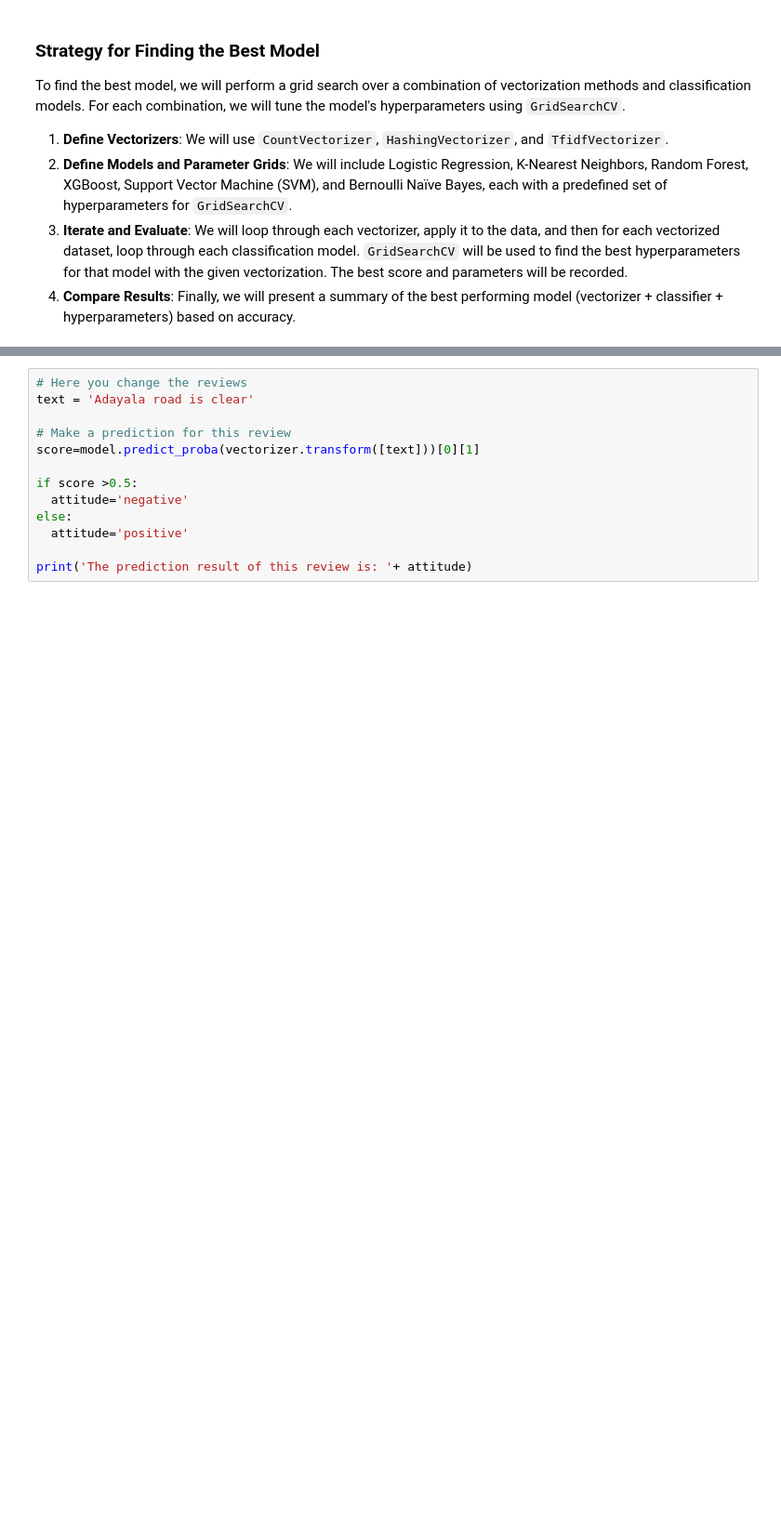
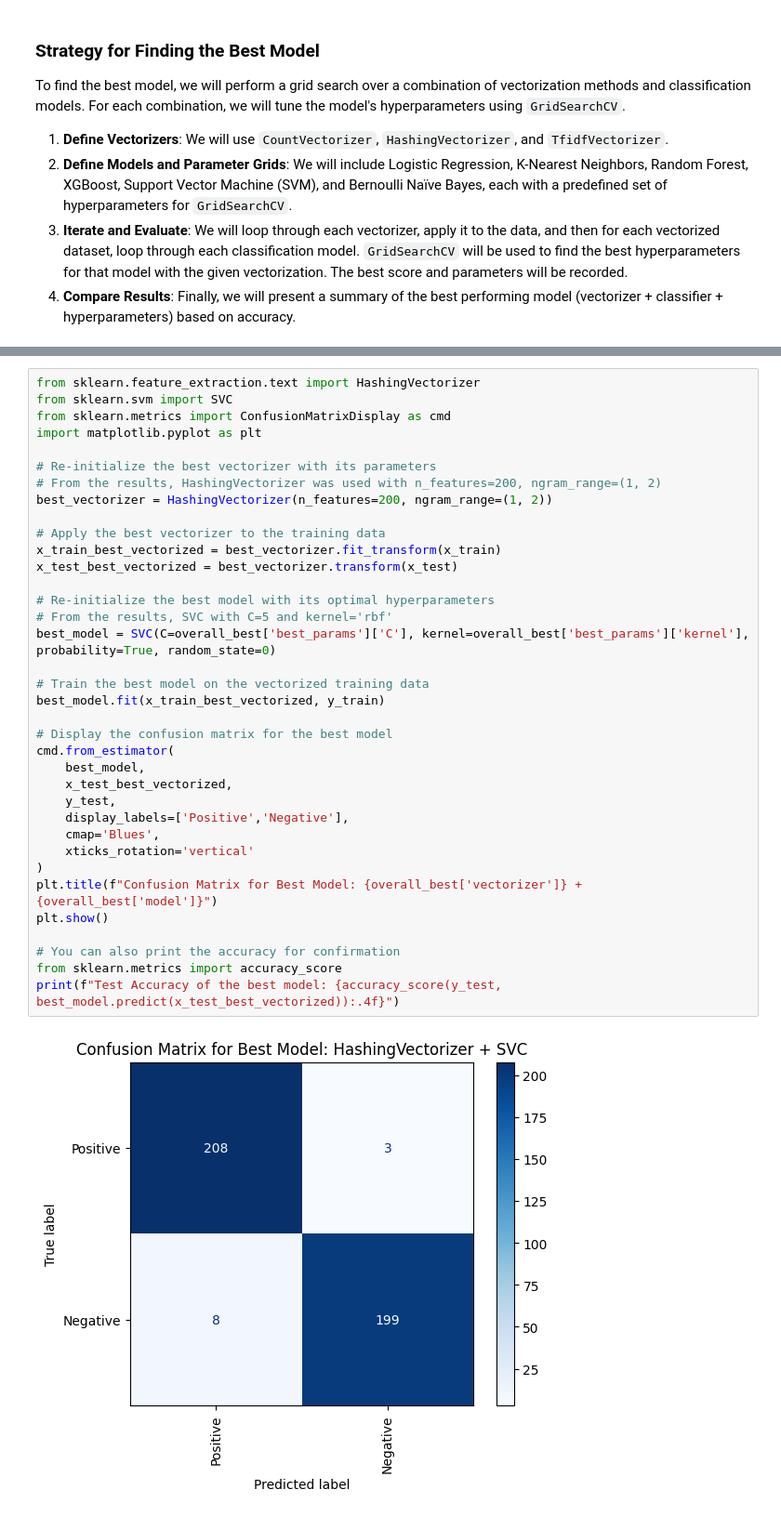
Before and after one commit to martinroth25/ai_transportation_course, a Jupyter notebook: Exercise_4_Text_classification/Exercise_4_Text_classification.ipynb, the cells around one changed output, grey strips where cells are left out. Shown at 93% size. Drawn from its saved outputs; the diff is of its cells as text; blank space fills up the shorter version.

```diff
--- a/Exercise_4_Text_classification/Exercise_4_Text_classification.ipynb
+++ b/Exercise_4_Text_classification/Exercise_4_Text_classification.ipynb
@@ -1157,13 +1120,38 @@ Test Accuracy: 0.9785
-# %%
-# Here you change the reviews
-text = 'Adayala road is clear'
-
-# Make a prediction for this review
-score=model.predict_proba(vectorizer.transform([text]))[0][1]
-
-if score >0.5:
-  attitude='negative'
-else:
-  attitude='positive'
-
-print('The prediction result of this review is: '+ attitude)
+# %%
+from sklearn.feature_extraction.text import HashingVectorizer
+from sklearn.svm import SVC
+from sklearn.metrics import ConfusionMatrixDisplay as cmd
+import matplotlib.pyplot as plt
+
+# Re-initialize the best vectorizer with its parameters
+# From the results, HashingVectorizer was used with n_features=200, ngram_range=(1, 2)
+best_vectorizer = HashingVectorizer(n_features=200, ngram_range=(1, 2))
+
+# Apply the best vectorizer to the training data
+x_train_best_vectorized = best_vectorizer.fit_transform(x_train)
+x_test_best_vectorized = best_vectorizer.transform(x_test)
+
+# Re-initialize the best model with its optimal hyperparameters
+# From the results, SVC with C=5 and kernel='rbf'
+best_model = SVC(C=overall_best['best_params']['C'], kernel=overall_best['best_params']['kernel'], probability=True, random_state=0)
+
+# Train the best model on the vectorized training data
+best_model.fit(x_train_best_vectorized, y_train)
+
+# Display the confusion matrix for the best model
+cmd.from_estimator(
+    best_model,
+    x_test_best_vectorized,
+    y_test,
+    display_labels=['Positive','Negative'],
+    cmap='Blues',
+    xticks_rotation='vertical'
+)
+plt.title(f"Confusion Matrix for Best Model: {overall_best['vectorizer']} + {overall_best['model']}")
+plt.show()
+
+# You can also print the accuracy for confirmation
+from sklearn.metrics import accuracy_score
+print(f"Test Accuracy of the best model: {accuracy_score(y_test, best_model.predict(x_test_best_vectorized)):.4f}")
+# %% [output]
+[figure, added]
```
Also changed, not shown: parts of 4 cells of this notebook.
